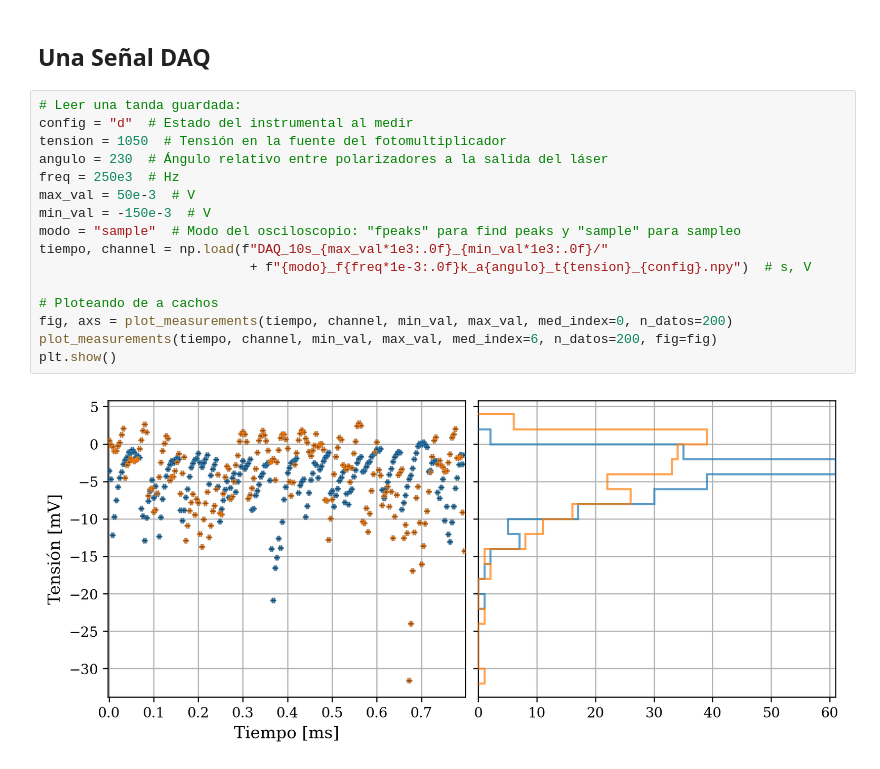
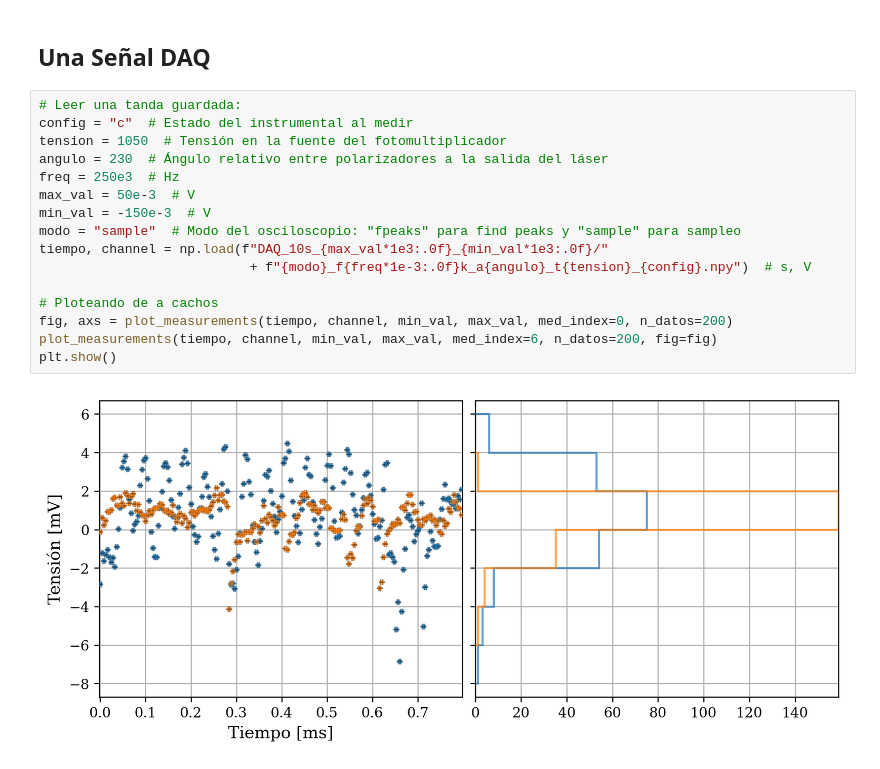
Before and after one commit to agustinbrusco/Laboratorio5, a Jupyter notebook: Datos y código - Práctica 3/peak_stats.ipynb, the cells around one changed output. Drawn from its saved outputs; the diff is of its cells as text.

```diff
--- a/Datos y código - Práctica 3/peak_stats.ipynb
+++ b/Datos y código - Práctica 3/peak_stats.ipynb
@@ -120,20 +126,20 @@ def plot_custom_peaks(tiempo: np.ndarray,
 ## Una Señal DAQ
 # %%
 # Leer una tanda guardada:
-config = "d"  # Estado del instrumental al medir
+config = "c"  # Estado del instrumental al medir
 tension = 1050  # Tensión en la fuente del fotomultiplicador
 angulo = 230  # Ángulo relativo entre polarizadores a la salida del láser
 freq = 250e3  # Hz
 max_val = 50e-3  # V
 min_val = -150e-3  # V
 modo = "sample"  # Modo del osciloscopio: "fpeaks" para find peaks y "sample" para sampleo
 tiempo, channel = np.load(f"DAQ_10s_{max_val*1e3:.0f}_{min_val*1e3:.0f}/"
                            + f"{modo}_f{freq*1e-3:.0f}k_a{angulo}_t{tension}_{config}.npy")  # s, V
 
 # Ploteando de a cachos
 fig, axs = plot_measurements(tiempo, channel, min_val, max_val, med_index=0, n_datos=200)
 plot_measurements(tiempo, channel, min_val, max_val, med_index=6, n_datos=200, fig=fig)
 plt.show()
 # %% [output]
-[figure, old version]
+[figure, new version]
 # %%
```
Also changed, not shown: parts of 9 cells of this notebook.
